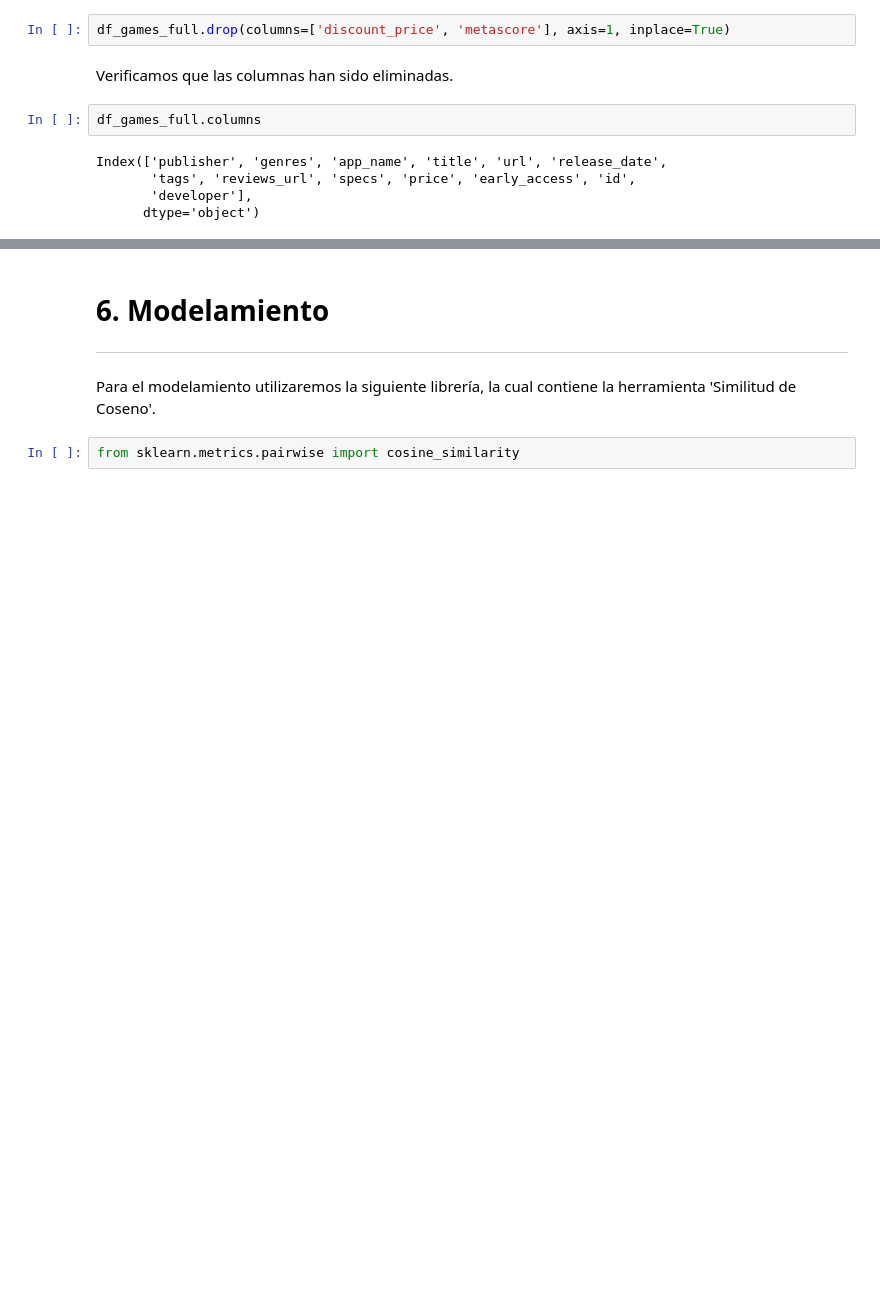
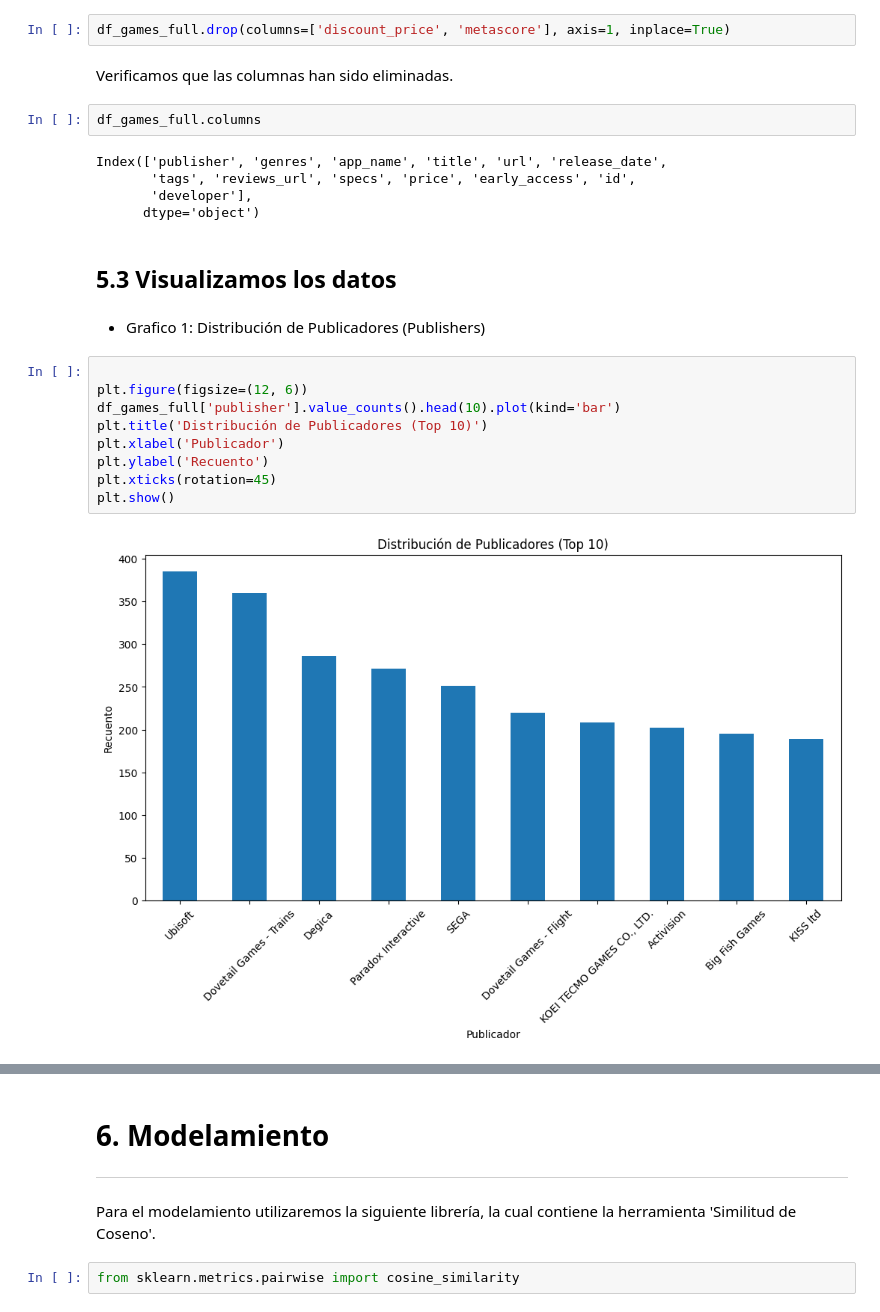
Before and after one commit to JPBertonee/PI_MLOps_Henry, a Jupyter notebook: Desarrollo.ipynb, the cells around one changed output, grey strips where cells are left out. Cells and saved outputs as stored; diff of their text form; blank space fills up the shorter version.

```diff
--- a/Desarrollo.ipynb
+++ b/Desarrollo.ipynb
@@ -1032,3 +1044,18 @@ Index(['publisher', 'genres', 'app_name', 'title', 'url', 'release_date',
        'tags', 'reviews_url', 'specs', 'price', 'early_access', 'id',
        'developer'],
       dtype='object')
+# %% [markdown]
+## 5.3 Visualizamos los datos
+# %% [markdown]
+- Grafico 1: Distribución de Publicadores (Publishers)
+# %%
+
+plt.figure(figsize=(12, 6))
+df_games_full['publisher'].value_counts().head(10).plot(kind='bar')
+plt.title('Distribución de Publicadores (Top 10)')
+plt.xlabel('Publicador')
+plt.ylabel('Recuento')
+plt.xticks(rotation=45)
+plt.show()
+# %% [output]
+[figure, added]
```
Also changed, not shown: parts of 11 cells of this notebook.
